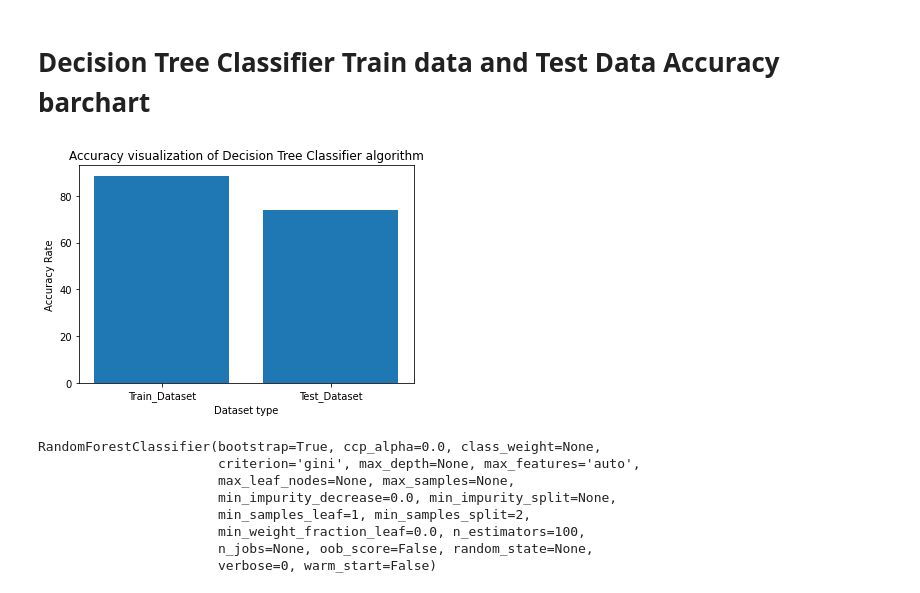
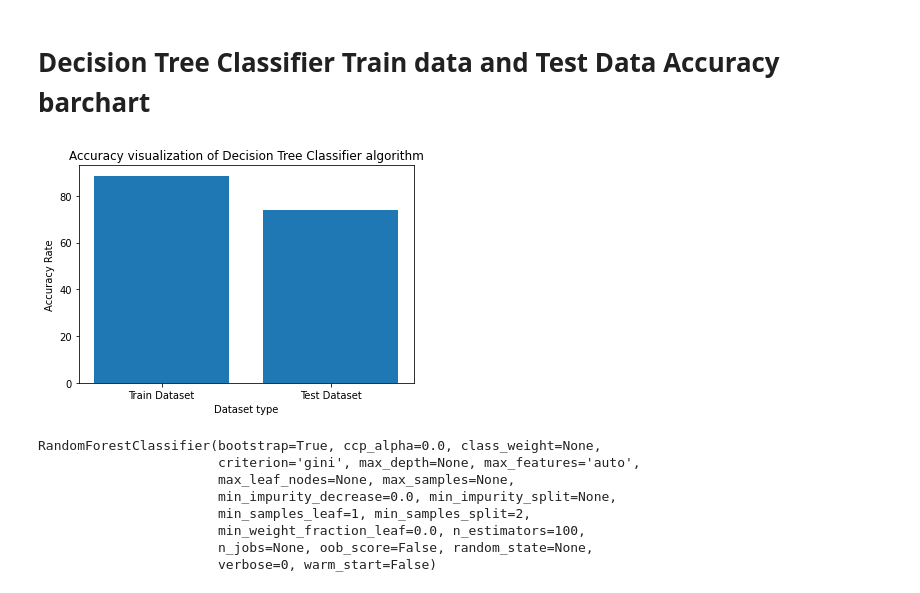
Before and after one commit to Nahidjc/Al_Lab, a Jupyter notebook: blackFungusData.ipynb, the cells around one changed output. Saved outputs shown, nothing was run; the diff lists cells and outputs as text; code cells hidden in the pictures.

```diff
--- a/blackFungusData.ipynb
+++ b/blackFungusData.ipynb
@@ -280,15 +280,15 @@ print(accuracy_score(y_test, y_pred)*100)
 # %% [markdown]
 # **Decision Tree Classifier Train data and Test Data Accuracy barchart**
 # %%
-DT_x=["Train_Dataset","Test_Dataset"]
+DT_x=["Train Dataset","Test Dataset"]
 DT_y=[dt_train_score*100,accuracy_score(y_test, y_pred)*100]
 plt.bar(DT_x,DT_y)
 plt.xlabel("Dataset type")
 plt.ylabel("Accuracy Rate")
 plt.title("Accuracy visualization of Decision Tree Classifier algorithm")
 plt.show()
 # %% [output]
-[figure, old version]
+[figure, new version]
 # %%
 from sklearn.ensemble import RandomForestClassifier
 # %%
```
Also changed, not shown: parts of 4 cells of this notebook.
